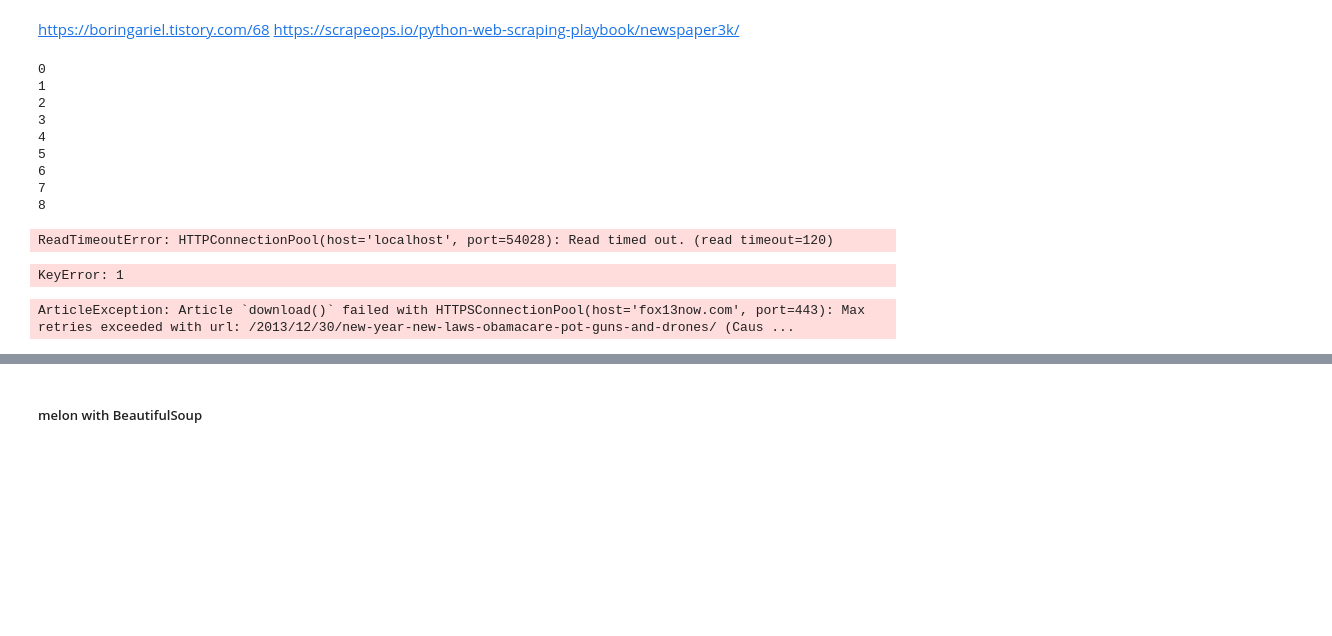
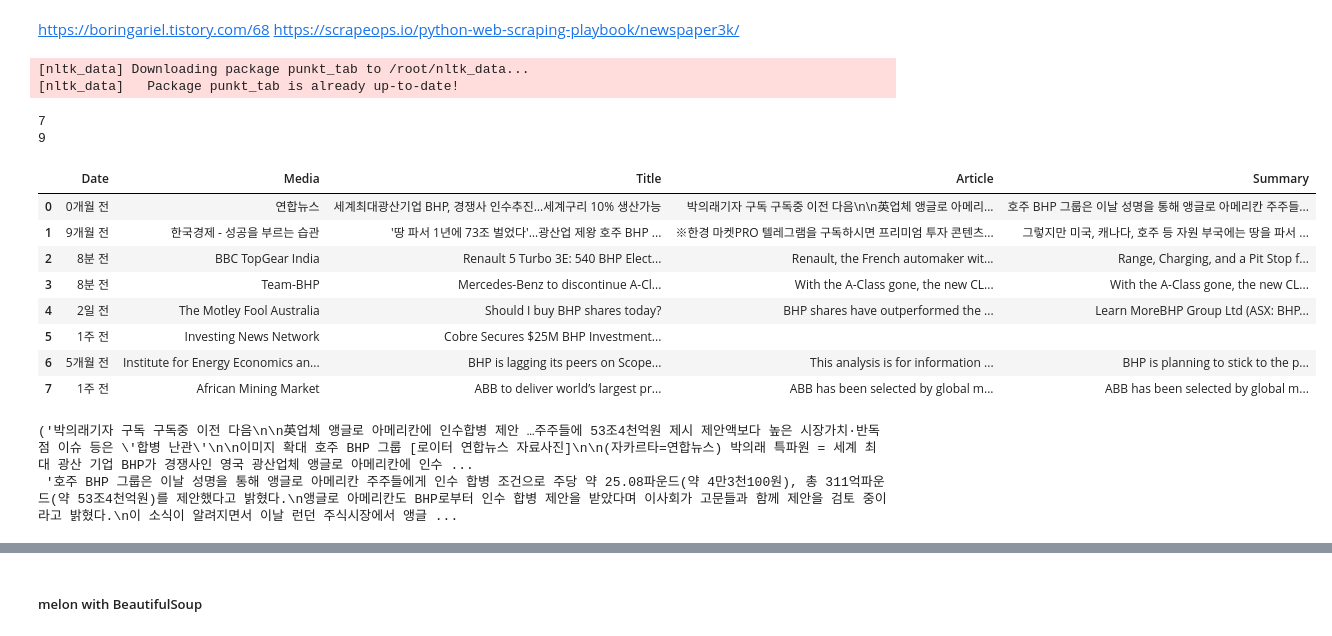
Before and after one commit to ares2012/temp, a Jupyter notebook: crawling.ipynb, the cells around one changed output, grey strips where cells are left out. Saved outputs shown, nothing was run; the diff lists cells and outputs as text; code cells hidden in the pictures; blank space fills up the shorter version.

```diff
--- a/crawling.ipynb
+++ b/crawling.ipynb
@@ -188,0 +211,22 @@ for i in range(2,20):
+# %%
+from GoogleNews import GoogleNews
+from newspaper import Article
+import pandas as pd
+
+search_term = "BHP"
+
+googlenews=GoogleNews(lang='kr', encode='utf-8', start='01/01/2005', end='01/31/2005')
+googlenews.search(search_term)
+
+
+result=googlenews.result()
+df=pd.DataFrame(result)
+
+'''
+for i in range(2,20):
+    googlenews.getpage(i)
+    result=googlenews.result()
+    df=pd.DataFrame(result)
+'''
+
+df.head()
@@ -199,12 +263,13 @@ driver = webdriver.Chrome(options=options)
 # %%
 from newspaper import Config
 import nltk
+nltk.download('punkt_tab')
 
 user_agent = 'Mozilla/5.0 (Macintosh; Intel Mac OS X 10_11_5) AppleWebKit/537.36 (KHTML, like Gecko) Chrome/50.0.2661.102 Safari/537.36'
 config = Config()
 config.browser_user_agent = user_agent
 config.request_timeout = 3
-config.http_success_only = False
+#config.http_success_only = False
 
 list=[]
 for ind in df.index[:]:
@@ -213,57 +278,54 @@ for ind in df.index[:]:
     try:
         article = Article(news_url, config=config)
         #response = requests.get(news_url, verify=False)
         #article.download(input_html=response.text)
         article.download()
         article.parse()
         article.nlp()
         dict['Date']=df['date'][ind]
         dict['Media']=df['media'][ind]
         dict['Title']=article.title
         dict['Article']=article.text
         dict['Summary']=article.summary
         list.append(dict)
     except: # ssl error
         print(ind)
+        pass
+        '''
         driver.get(news_url)
         article.download(input_html=driver.page_source)
         article.parse()
-        #article.nlp()
+        article.nlp()
         dict['Date']=df['date'][ind]
         dict['Media']=df['media'][ind]
         dict['Title']=article.title
         dict['Article']=article.text
         dict['Summary']=article.summary
         list.append(dict)
+        '''
 
 news_df=pd.DataFrame(list)
 #news_df.to_excel("articles.xlsx")
 
 news_df
 # %% [output]
-0
-1
-2
-3
-4
-5
-6
-7
-8
+[nltk_data] Downloading package punkt_tab to /root/nltk_data...
+[nltk_data]   Package punkt_tab is already up-to-date!
-ReadTimeoutError: HTTPConnectionPool(host='localhost', port=54028): Read timed out. (read timeout=120)
+7
+9
+|  | Date | Media | Title | Article | Summary |
+| 0 | 0개월 전 | 연합뉴스 | 세계최대광산기업 BHP, 경쟁사 인수추진…세계구리 10% 생산가능 | 박의래기자 구독 구독중 이전 다음\n\n英업체 앵글로 아메리... | 호주 BHP 그룹은 이날 성명을 통해 앵글로 아메리칸 주주들... |
+| 1 | 9개월 전 | 한국경제 - 성공을 부르는 습관 | '땅 파서 1년에 73조 벌었다'…광산업 제왕 호주 BHP ... | ※한경 마켓PRO 텔레그램을 구독하시면 프리미엄 투자 콘텐츠... | 그렇지만 미국, 캐나다, 호주 등 자원 부국에는 땅을 파서 ... |
+| 2 | 8분 전 | BBC TopGear India | Renault 5 Turbo 3E: 540 BHP Elect... | Renault, the French automaker wit... | Range, Charging, and a Pit Stop f... |
+| 3 | 8분 전 | Team-BHP | Mercedes-Benz to discontinue A-Cl... | With the A-Class gone, the new CL... | With the A-Class gone, the new CL... |
+| 4 | 2일 전 | The Motley Fool Australia | Should I buy BHP shares today? | BHP shares have outperformed the ... | Learn MoreBHP Group Ltd (ASX: BHP... |
+| 5 | 1주 전 | Investing News Network | Cobre Secures $25M BHP Investment... |  |  |
+| 6 | 5개월 전 | Institute for Energy Economics an... | BHP is lagging its peers on Scope... | This analysis is for information ... | BHP is planning to stick to the p... |
+| 7 | 1주 전 | African Mining Market | ABB to deliver world’s largest pr... | ABB has been selected by global m... | ABB has been selected by global m... |
 # %%
 #driver.quit()
 
-news_df['Article'][1]
+news_df['Article'][0], news_df['Summary'][0]
 # %% [output]
-KeyError: 1
+('박의래기자 구독 구독중 이전 다음\n\n英업체 앵글로 아메리칸에 인수합병 제안 …주주들에 53조4천억원 제시 제안액보다 높은 시장가치·반독점 이슈 등은 \'합병 난관\'\n\n이미지 확대 호주 BHP 그룹 [로이터 연합뉴스 자료사진]\n\n(자카르타=연합뉴스) 박의래 특파원 = 세계 최대 광산 기업 BHP가 경쟁사인 영국 광산업체 앵글로 아메리칸에 인수 ...
+ '호주 BHP 그룹은 이날 성명을 통해 앵글로 아메리칸 주주들에게 인수 합병 조건으로 주당 약 25.08파운드(약 4만3천100원), 총 311억파운드(약 53조4천억원)를 제안했다고 밝혔다.\n앵글로 아메리칸도 BHP로부터 인수 합병 제안을 받았다며 이사회가 고문들과 함께 제안을 검토 중이라고 밝혔다.\n이 소식이 알려지면서 이날 런던 주식시장에서 앵글 ...
-# %%
-from newspaper import Article
-
-url = 'http://fox13now.com/2013/12/30/new-year-new-laws-obamacare-pot-guns-and-drones/'
-article = Article(url)
-article.download()
-article.parse()
-article.authors, article.publish_date, article.text, article.top_image, article.movies
-# %% [output]
-ArticleException: Article `download()` failed with HTTPSConnectionPool(host='fox13now.com', port=443): Max retries exceeded with url: /2013/12/30/new-year-new-laws-obamacare-pot-guns-and-drones/ (Caus ...
```
Also changed, not shown: parts of 14 cells of this notebook.
